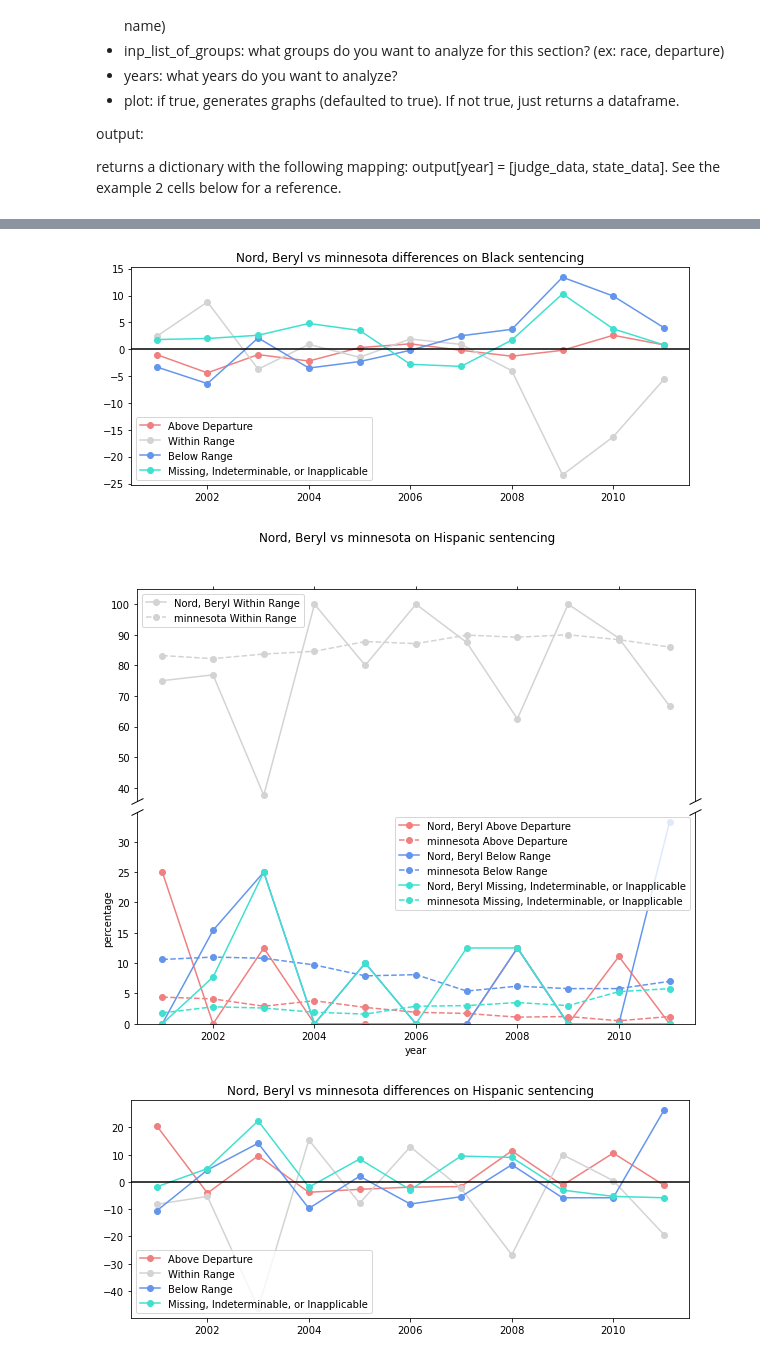
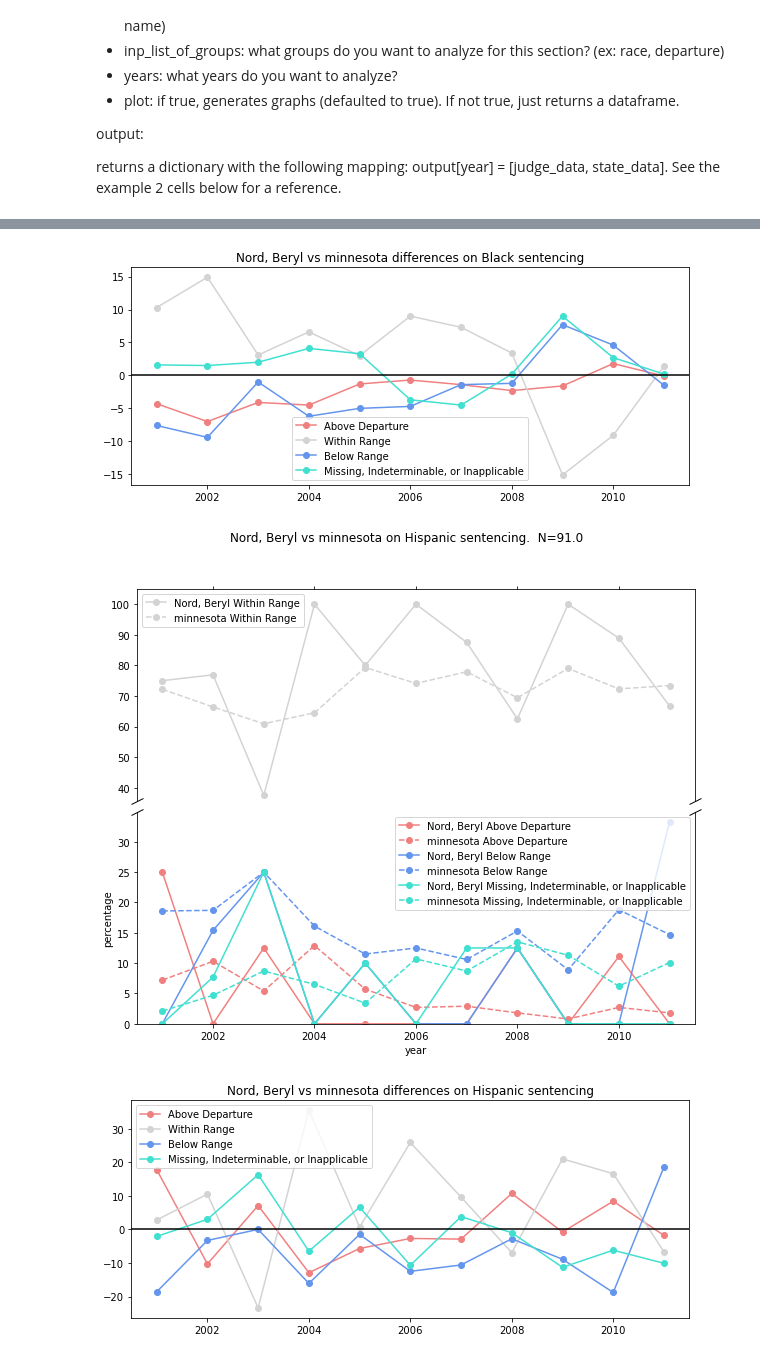
Before and after one commit to nitkiew2/QSIDE-JUSTFAIR-TOOLBOX, a Jupyter notebook: Package_testing.ipynb, the cells around one changed output, grey strips where cells are left out. Cells and saved outputs as stored; diff of their text form; code cells hidden in the pictures.

Commit message:
added generalized section vs larger section

```diff
--- a/Package_testing.ipynb
+++ b/Package_testing.ipynb
@@ -125,5 +125,6 @@ output:
 
 returns a dictionary with the following mapping: output\[year\] = \[judge_data, state_data\].  See the example 2 cells below for a reference.
 # %%
-output = minnesota.individual_section_analysis_v2('judge','Nord, Beryl', ['race','departure'], plot = False)
+
+output = jt.compare_section_to_larger_group(minnesota,'judge','Nord, Beryl', 'county', 'Hennepin', ['race','departure'], plot = True)
 # %% [output]
@@ -152,3 +153,3 @@ Nord, Beryl judge currently has an average Missing, Indeterminable, or Inapplica
-[figure, old version]
+[figure, new version]
-[figure, old version]
+[figure, new version]
-[figure, old version]
+[figure, new version]
```
Also changed, not shown: parts of 3 cells of this notebook, 2 other files.
